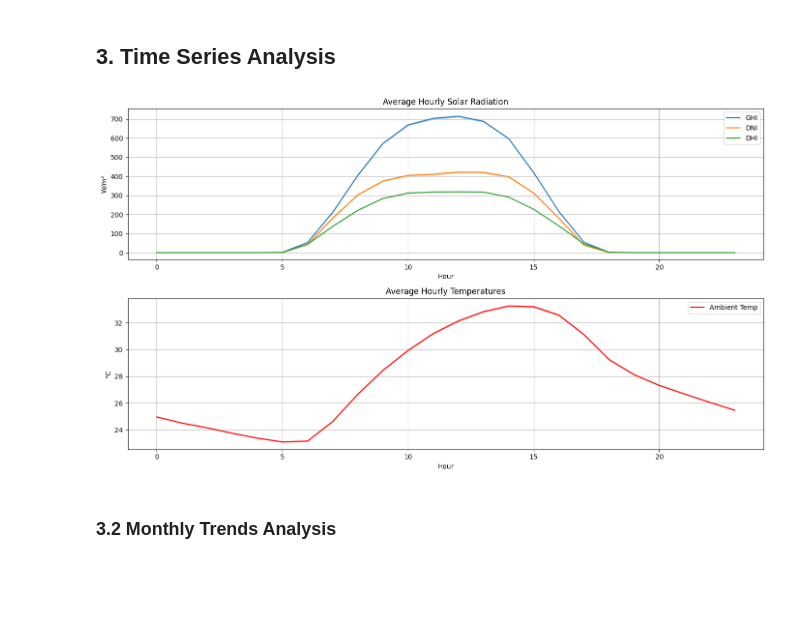
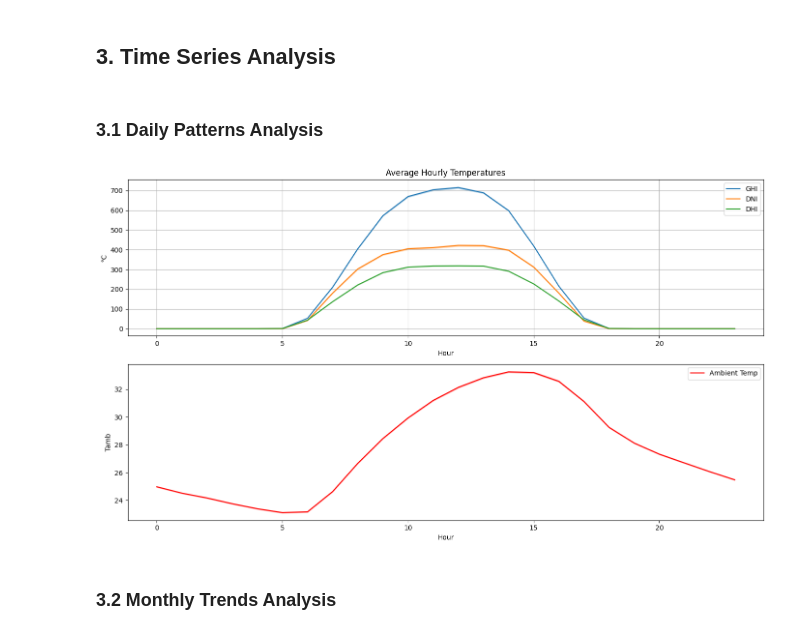
Before and after one commit to Martha3001/solar-challenge-week0, a Jupyter notebook: notebooks/togo_eda.ipynb, the cells around one changed output. Cells and saved outputs as stored; diff of their text form; code cells hidden in the pictures; blank space fills up the shorter version.

```diff
--- a/notebooks/togo_eda.ipynb
+++ b/notebooks/togo_eda.ipynb
@@ -55,20 +78,19 @@ dtype: int64
 # %% [markdown]
 ## 2. Outlier Detection & Basic Cleaning
 # %%
-# Fix Negative Values in Solar Data (physically impossible)
+# Clean negative values
 solar_cols = ['GHI', 'DNI', 'DHI']
-df[solar_cols] = df[solar_cols].clip(lower=0)
+
+df = DataCleaner.clip_negative_values(df, solar_cols)
 # %%
 # Drop empty columns
-df = df.drop(columns=['Comments'])
+if 'Comments' in df.columns:
+    df = df.drop(columns=['Comments'])
 # %%
-# Identify numeric columns
+# Handle outliers
 
-# Compute Z-scores and flag outliers (|Z| > 3)
 numeric_cols = ['GHI', 'DNI', 'DHI', 'ModA', 'ModB', 'WS', 'WSgust']
 
-# Compute Z-scores and flag outliers (|Z| > 3)
-z_scores = np.abs(stats.zscore(df[numeric_cols]))
-outlier_flags = (z_scores > 3).any(axis=1)
-print(f"Number of outlier samples flagged: {outlier_flags.sum()}")
+df, outlier_count = DataCleaner.handle_outliers(df, numeric_cols, z_threshold=3)
+print(f"Identified and handled {outlier_count} outliers")
 # %% [output]
@@ -76,6 +98,2 @@ Number of outlier samples flagged: 9257
-# %%
-# Handle Outliers (impute with median)
-for col in numeric_cols:
-    df.loc[outlier_flags, col] = df[col].median()
 # %%
 # Export the cleaned dataset
@@ -95,26 +114,10 @@ df['Month'] = df.index.month_name()
+# %% [markdown]
+### 3.1 Daily Patterns Analysis
 # %%
-plt.figure(figsize=(14, 8))
-
-# Solar metrics
-plt.subplot(2,1,1)
-sns.lineplot(data=df, x='Hour', y='GHI', label='GHI')
-sns.lineplot(data=df, x='Hour', y='DNI', label='DNI')
-sns.lineplot(data=df, x='Hour', y='DHI', label='DHI')
-plt.title('Average Hourly Solar Radiation')
-plt.ylabel('W/m²')
-plt.grid(True)
-
-# Temperature
-plt.subplot(2,1,2)
-sns.lineplot(data=df, x='Hour', y='Tamb', color='red', label='Ambient Temp')
-plt.title('Average Hourly Temperatures')
-plt.ylabel('°C')
-plt.grid(True)
-
-plt.tight_layout()
+daily_fig = DataVisualizer.plot_daily_patterns(df)
 plt.show()
 # %% [output]
-[figure, old version]
+[figure, new version]
 # %% [markdown]
 ### 3.2 Monthly Trends Analysis
 # %%
```
Also changed, not shown: parts of 13 cells of this notebook, 11 other files.
